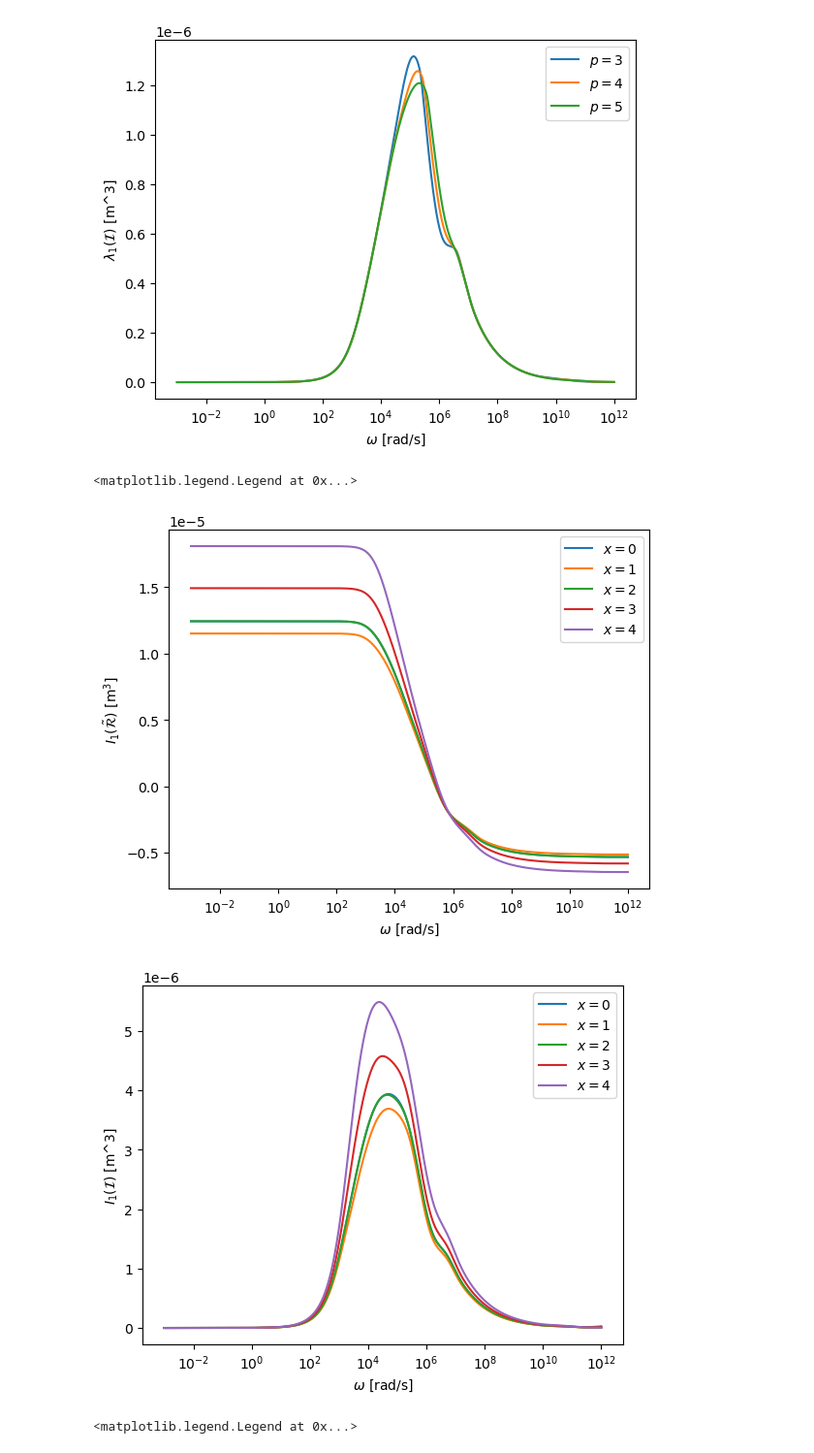
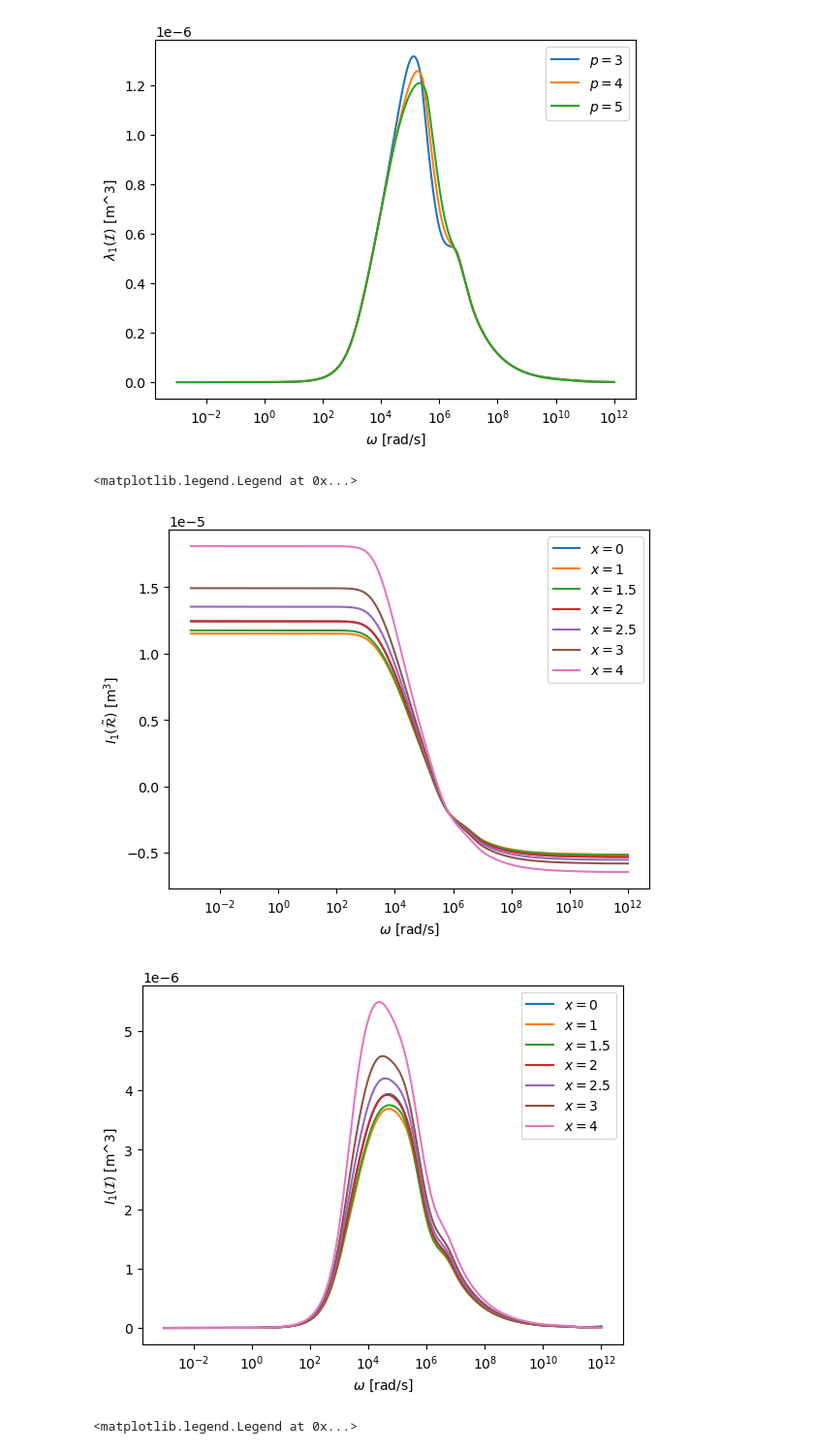
Before and after one commit to MPT-Calculator/MPT-Calculator, a Jupyter notebook: tet_spectrum_results_0_01_varyx.ipynb, the cells around one changed output. Shown at 97% size. Cells and saved outputs as stored; diff of their text form; code cells hidden in the pictures.

```diff
--- a/tet_spectrum_results_0_01_varyx.ipynb
+++ b/tet_spectrum_results_0_01_varyx.ipynb
@@ -160,3 +218,38 @@ plt.legend()
 <matplotlib.legend.Legend at 0x...>
 [figure]
 [figure]
+# %%
+# Check p-convergence for Tet2_5
+plt.figure(1)
+plt.figure(2)
+
+for p in [3,4,5]:
+
+    directory="Results/CSG_Tetra_2_5/al_0.01_mu_32_sig_1e7/1e-3-1e12_3000_el_21279_ord_"+str(p)+"_POD_50_1e-6"
+    ck_tet2_5=np.genfromtxt(directory+'/Data/Amplitudes.csv', delimiter=',')
+    xi_tet2_5=np.genfromtxt(directory+'/Data/Modes.csv', delimiter=',')
+    Omega_tet2_5=np.genfromtxt(directory+'/Data/Frequencies.csv', delimiter=',')
+    time_tet2_5=np.genfromtxt(directory+'/Data/Time.csv', delimiter=',')
+    Sgn_step_tet2_5= np.genfromtxt(directory+'/Data/Sgn_step.csv', delimiter=',')
+    Sgn_impulse_tet2_5= np.genfromtxt(directory+'/Data/Sgn_impulse.csv', delimiter=',')
+    TensorArray_tet2_5= np.genfromtxt(directory+'/Data/Tensors.csv', delimiter=',', dtype=complex)
+    Eigenvalues_tet2_5=np.genfromtxt(directory+'/Data/Eigenvalues.csv', delimiter=',', dtype=complex)
+    Minf_tet2_5= np.genfromtxt(directory+'/Data/Minf.csv', delimiter=',')
+    N0_tet2_5= np.genfromtxt(directory+'/Data/N0.csv', delimiter=',')
+
+
+    plt.figure(1)
+    plt.semilogx(Omega_tet2_5,np.real(Eigenvalues_tet2_5[:,0]),label=r"$p=$"+str(p))
+
+    plt.figure(2)
+    plt.semilogx(Omega_tet2_5,np.imag(Eigenvalues_tet2_5[:,0]),label=r"$p=$"+str(p))
+
+
+plt.figure(1)
+plt.xlabel(r"$\omega$ [rad/s]")
+plt.ylabel(r"$\lambda_1(\tilde{\cal R})$ [m$^3$]")
+plt.legend()
+plt.figure(2)
+plt.xlabel(r"$\omega$ [rad/s]")
+plt.ylabel(r"$\lambda_1({\cal I})$ [m^3]")
+plt.legend()
@@ -260,34 +357,40 @@ plt.legend()
 # %%
 # Compare (converged results)
 plt.figure(1)
 plt.semilogx(Omega_tet0,np.real(Eigenvalues_tet0[:,0]+Eigenvalues_tet0[:,1]+Eigenvalues_tet0[:,2]),label=r"$x=0$")
 plt.semilogx(Omega_tet1,np.real(Eigenvalues_tet1[:,0]+Eigenvalues_tet1[:,1]+Eigenvalues_tet1[:,2]),label=r"$x=1$")
+plt.semilogx(Omega_tet1_5,np.real(Eigenvalues_tet1_5[:,0]+Eigenvalues_tet1_5[:,1]+Eigenvalues_tet1_5[:,2]),label=r"$x=1.5$")
 plt.semilogx(Omega_tet2,np.real(Eigenvalues_tet2[:,0]+Eigenvalues_tet2[:,1]+Eigenvalues_tet2[:,2]),label=r"$x=2$")
+plt.semilogx(Omega_tet2_5,np.real(Eigenvalues_tet2_5[:,0]+Eigenvalues_tet2_5[:,1]+Eigenvalues_tet2_5[:,2]),label=r"$x=2.5$")
+
 plt.semilogx(Omega_tet4,np.real(Eigenvalues_tet3[:,0]+Eigenvalues_tet3[:,1]+Eigenvalues_tet3[:,2]),label=r"$x=3$")
 plt.semilogx(Omega_tet4,np.real(Eigenvalues_tet4[:,0]+Eigenvalues_tet4[:,1]+Eigenvalues_tet4[:,2]),label=r"$x=4$")
 
 
 
 plt.figure(2)
 plt.semilogx(Omega_tet0,np.imag(Eigenvalues_tet0[:,0]+Eigenvalues_tet0[:,1]+Eigenvalues_tet0[:,2]),label=r"$x=0$")
 plt.semilogx(Omega_tet1,np.imag(Eigenvalues_tet1[:,0]+Eigenvalues_tet1[:,1]+Eigenvalues_tet1[:,2]),label=r"$x=1$")
+plt.semilogx(Omega_tet1_5,np.imag(Eigenvalues_tet1_5[:,0]+Eigenvalues_tet1_5[:,1]+Eigenvalues_tet1_5[:,2]),label=r"$x=1.5$")
 plt.semilogx(Omega_tet2,np.imag(Eigenvalues_tet2[:,0]+Eigenvalues_tet2[:,1]+Eigenvalues_tet2[:,2]),label=r"$x=2$")
+plt.semilogx(Omega_tet2_5,np.imag(Eigenvalues_tet2_5[:,0]+Eigenvalues_tet2_5[:,1]+Eigenvalues_tet2_5[:,2]),label=r"$x=2.5$")
+
 plt.semilogx(Omega_tet3,np.imag(Eigenvalues_tet3[:,0]+Eigenvalues_tet3[:,1]+Eigenvalues_tet3[:,2]),label=r"$x=3$")
 plt.semilogx(Omega_tet4,np.imag(Eigenvalues_tet4[:,0]+Eigenvalues_tet4[:,1]+Eigenvalues_tet4[:,2]),label=r"$x=4$")
 
 
 plt.figure(1)
 plt.xlabel(r"$\omega$ [rad/s]")
 plt.ylabel(r"$I_1(\tilde{\cal R})$ [m$^3$]")
 plt.legend()
 plt.figure(2)
 plt.xlabel(r"$\omega$ [rad/s]")
 plt.ylabel(r"$I_1({\cal I})$ [m^3]")
 plt.legend()
 # %% [output]
 <matplotlib.legend.Legend at 0x...>
-[figure, old version]
+[figure, new version]
-[figure, old version]
+[figure, new version]
 # %%
 # tet0
 # N0 Ellipsoid
```
Also changed, not shown: parts of 13 cells of this notebook, 56 other files.
